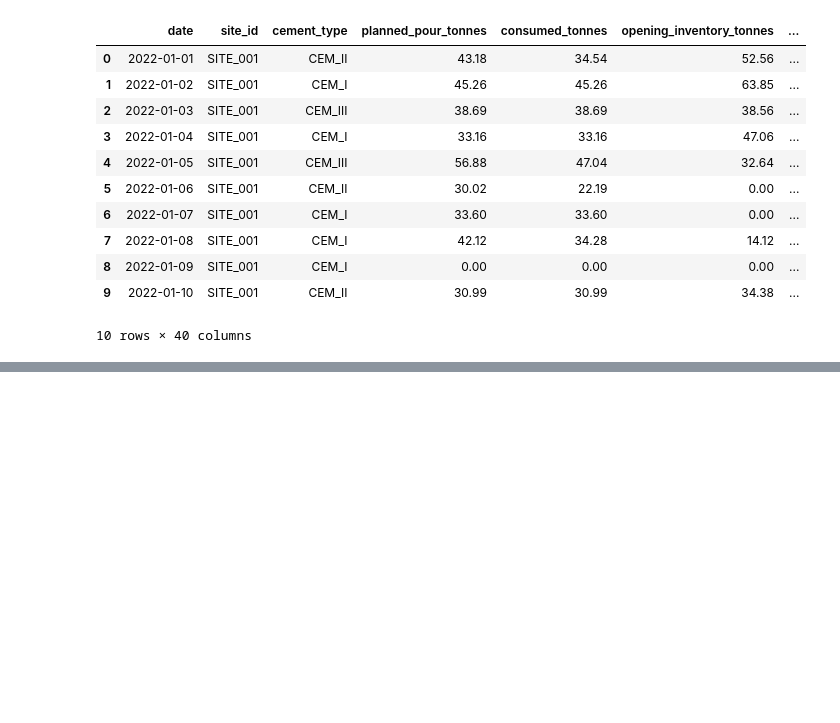
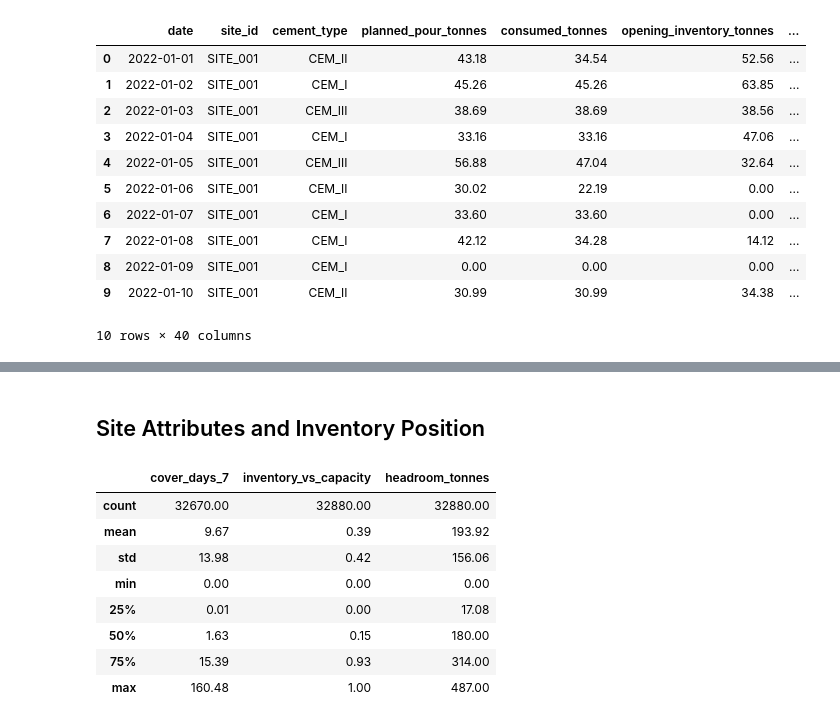
Before and after one commit to Olamideoo/MIG_Cement_Demand_Forecasting, a Jupyter notebook: NOTEBOOKS/03_Feature_Engineering.ipynb, the cells around one changed output, grey strips where cells are left out. Cells and saved outputs as stored; diff of their text form; code cells hidden in the pictures; blank space fills up the shorter version.

```diff
--- a/NOTEBOOKS/03_Feature_Engineering.ipynb
+++ b/NOTEBOOKS/03_Feature_Engineering.ipynb
@@ -199,0 +315,25 @@ print("✅ Engineered dataset saved successfully!")
+# %% [markdown]
+## Site Attributes and Inventory Position
+# %%
+panel["region"] = panel["region"].astype("category")
+panel["behavior"] = panel["behavior"].astype("category")
+panel["cement_type"] = panel["cement_type"].astype("category")
+
+# cover days from opening stock against recent demand
+panel["cover_days_7"] = panel["opening_inventory_tonnes"] / panel["rolling_mean_7"]
+panel["cover_days_7"] = panel["cover_days_7"].replace([np.inf, -np.inf], np.nan)
+
+panel["inventory_vs_capacity"] = panel["opening_inventory_tonnes"] / panel["silo_capacity"]
+panel["headroom_tonnes"] = panel["silo_capacity"] - panel["opening_inventory_tonnes"]
+
+panel[["cover_days_7","inventory_vs_capacity","headroom_tonnes"]].describe().round(2)
+# %% [output]
+|  | cover_days_7 | inventory_vs_capacity | headroom_tonnes |
+| count | 32670.00 | 32880.00 | 32880.00 |
+| mean | 9.67 | 0.39 | 193.92 |
+| std | 13.98 | 0.42 | 156.06 |
+| min | 0.00 | 0.00 | 0.00 |
+| 25% | 0.01 | 0.00 | 17.08 |
+| 50% | 1.63 | 0.15 | 180.00 |
+| 75% | 15.39 | 0.93 | 314.00 |
+| max | 160.48 | 1.00 | 487.00 |
```
Also changed, not shown: parts of 24 cells of this notebook, 1 other file.
